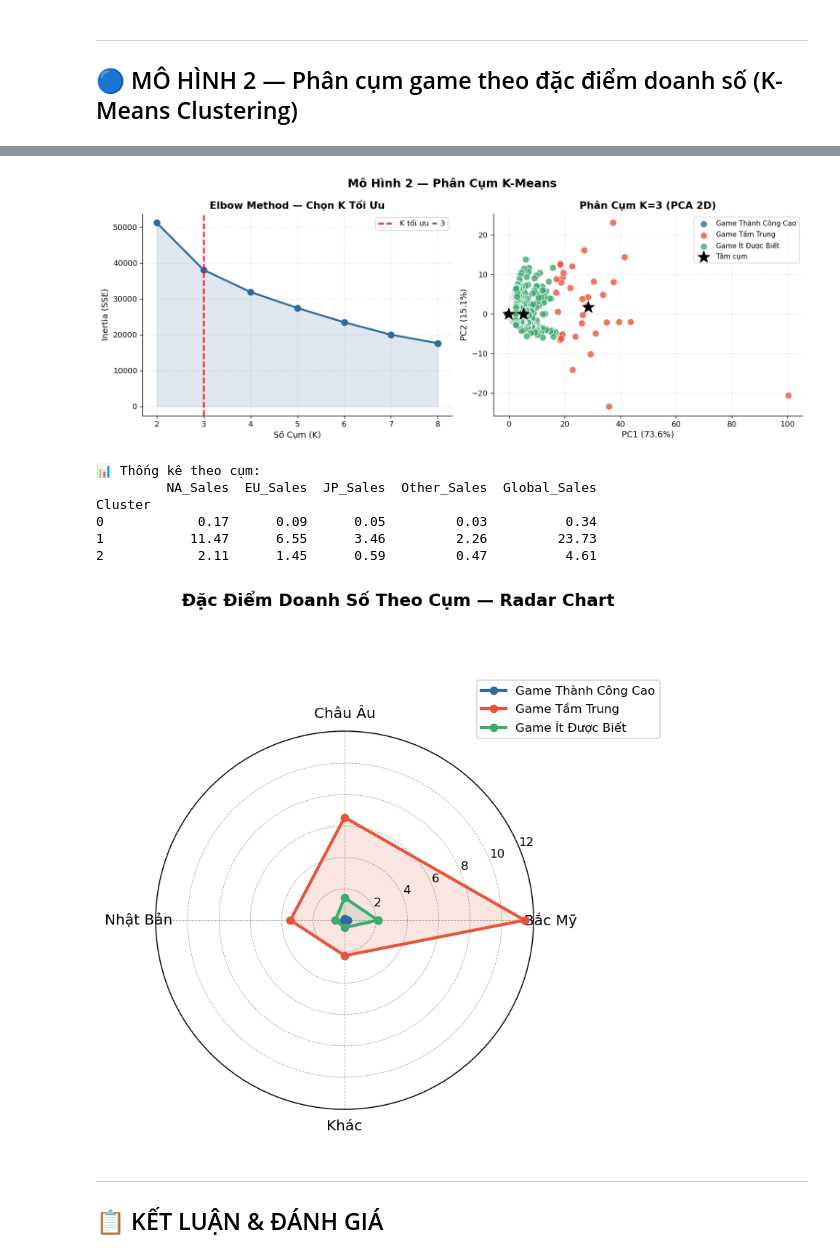
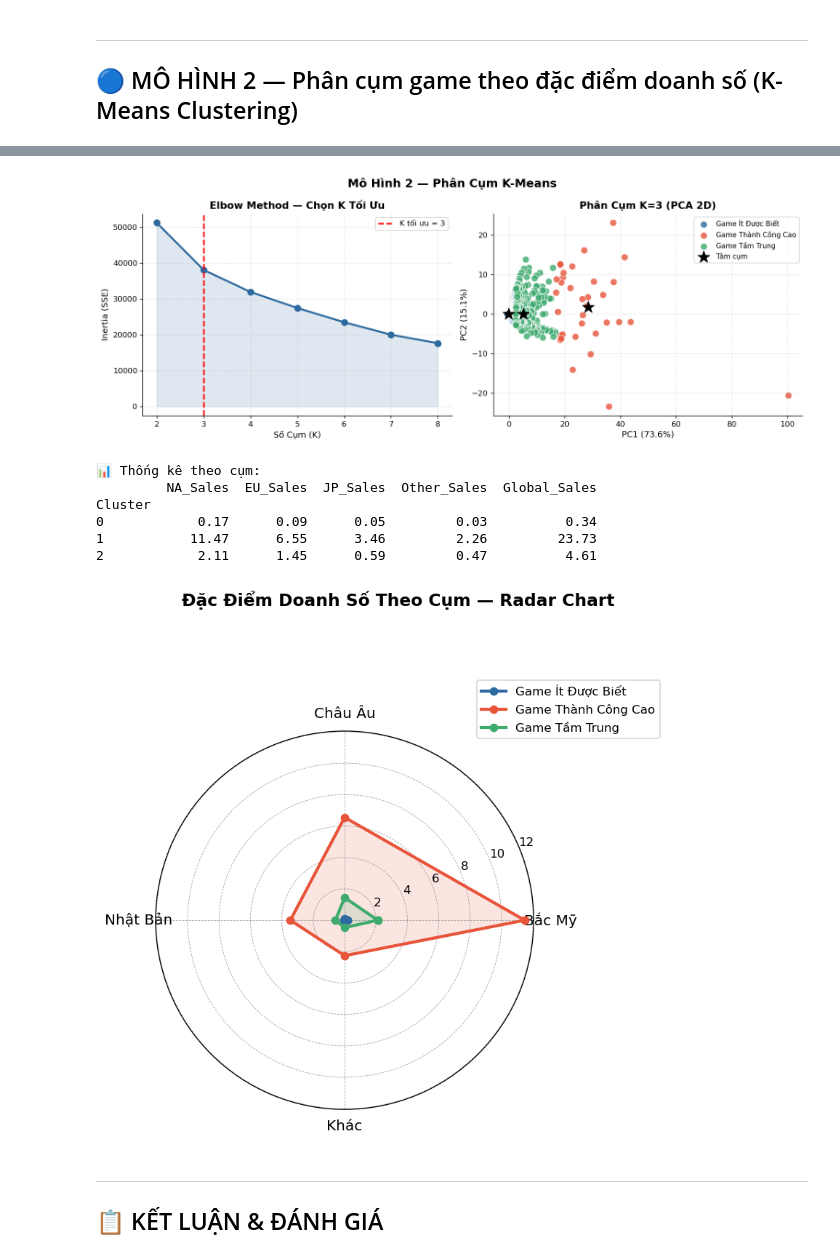
Before and after one commit to nhukhiem3143/data-science-video-game-sales, a Jupyter notebook: video_game_sales_analysis.ipynb, the cells around one changed output, grey strips where cells are left out. Cells and saved outputs as stored; diff of their text form; code cells hidden in the pictures.

```diff
--- a/video_game_sales_analysis.ipynb
+++ b/video_game_sales_analysis.ipynb
@@ -416,11 +616,4 @@ plt.show()
 # %%
-# Elbow Method chọn K
-features_cluster = ['NA_Sales','EU_Sales','JP_Sales','Other_Sales','Global_Sales']
-df_cluster = df[features_cluster].dropna()
-
-scaler = StandardScaler()
-X_scaled = scaler.fit_transform(df_cluster)
-
 inertias = []
 K_range = range(2, 9)
 for k in K_range:
@@ -448,8 +641,22 @@ pca = PCA(n_components=2)
 X_pca = pca.fit_transform(X_scaled)
 
 cluster_colors = ['#2D6A9F', '#E8543A', '#3DAA6E']
-cluster_names  = ['Game Thành Công Cao', 'Game Tầm Trung', 'Game Ít Được Biết']
 
+# Đặt tên cụm theo Global Sales trung bình
+temp = df_cluster.copy()
+temp["Cluster"] = labels
+
+cluster_order = (
+    temp.groupby("Cluster")["Global_Sales"]
+        .mean()
+        .sort_values()
+        .index.tolist()
+)
+
+cluster_names = {}
+cluster_names[cluster_order[0]] = "Game Ít Được Biết"
+cluster_names[cluster_order[1]] = "Game Tầm Trung"
+cluster_names[cluster_order[2]] = "Game Thành Công Cao"
 for i in range(3):
     mask = labels == i
     axes[1].scatter(X_pca[mask, 0], X_pca[mask, 1],
@@ -476,7 +683,7 @@ df_cluster['Cluster'] = labels
 print('\n📊 Thống kê theo cụm:')
 print(df_cluster.groupby('Cluster')[features_cluster].mean().round(2))
 # %% [output]
-[figure, old version]
+[figure, new version]
 📊 Thống kê theo cụm:
          NA_Sales  EU_Sales  JP_Sales  Other_Sales  Global_Sales
 Cluster
@@ -486,32 +693,46 @@ Cluster
 # %%
 # Radar chart đặc điểm từng cụm
 cluster_means = df_cluster.groupby('Cluster')[['NA_Sales','EU_Sales','JP_Sales','Other_Sales']].mean()
 
 categories = ['Bắc Mỹ', 'Châu Âu', 'Nhật Bản', 'Khác']
 N = len(categories)
 angles = np.linspace(0, 2 * np.pi, N, endpoint=False).tolist()
 angles += angles[:1]
 
 fig, ax = plt.subplots(figsize=(7, 7), subplot_kw=dict(polar=True))
 fig.suptitle('Đặc Điểm Doanh Số Theo Cụm — Radar Chart', fontsize=14, fontweight='bold')
 
 for i, (cid, row) in enumerate(cluster_means.iterrows()):
     vals = row.values.tolist()
     vals += vals[:1]
-    ax.plot(angles, vals, 'o-', linewidth=2.5, color=cluster_colors[i], label=cluster_names[i])
-    ax.fill(angles, vals, alpha=0.15, color=cluster_colors[i])
+
+    ax.plot(
+        angles,
+        vals,
+        'o-',
+        linewidth=2.5,
+        color=cluster_colors[cid],
+        label=cluster_names[cid]
+    )
+
+    ax.fill(
+        angles,
+        vals,
+        alpha=0.15,
+        color=cluster_colors[cid]
+    )
 
 ax.set_xticks(angles[:-1])
 ax.set_xticklabels(categories, fontsize=12)
 ax.set_title('', pad=20)
 ax.legend(loc='upper right', bbox_to_anchor=(1.35, 1.15), fontsize=10)
 ax.grid(color='grey', linestyle='--', linewidth=0.5, alpha=0.7)
 
 plt.tight_layout()
 plt.savefig('chart_radar.png', bbox_inches='tight', dpi=150)
 plt.show()
 # %% [output]
-[figure, old version]
+[figure, new version]
 # %% [markdown]
 ---
 ## 📋 KẾT LUẬN & ĐÁNH GIÁ
```
Also changed, not shown: parts of 13 cells of this notebook.
